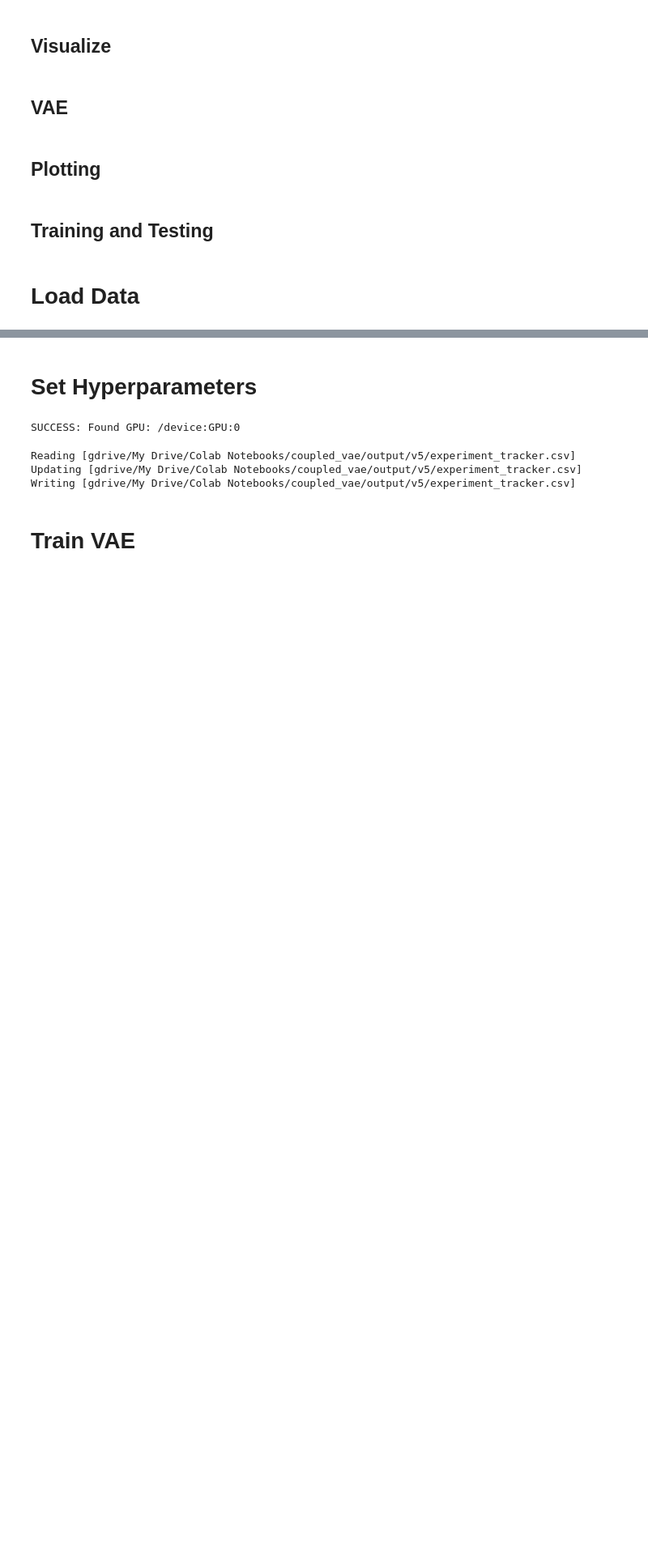
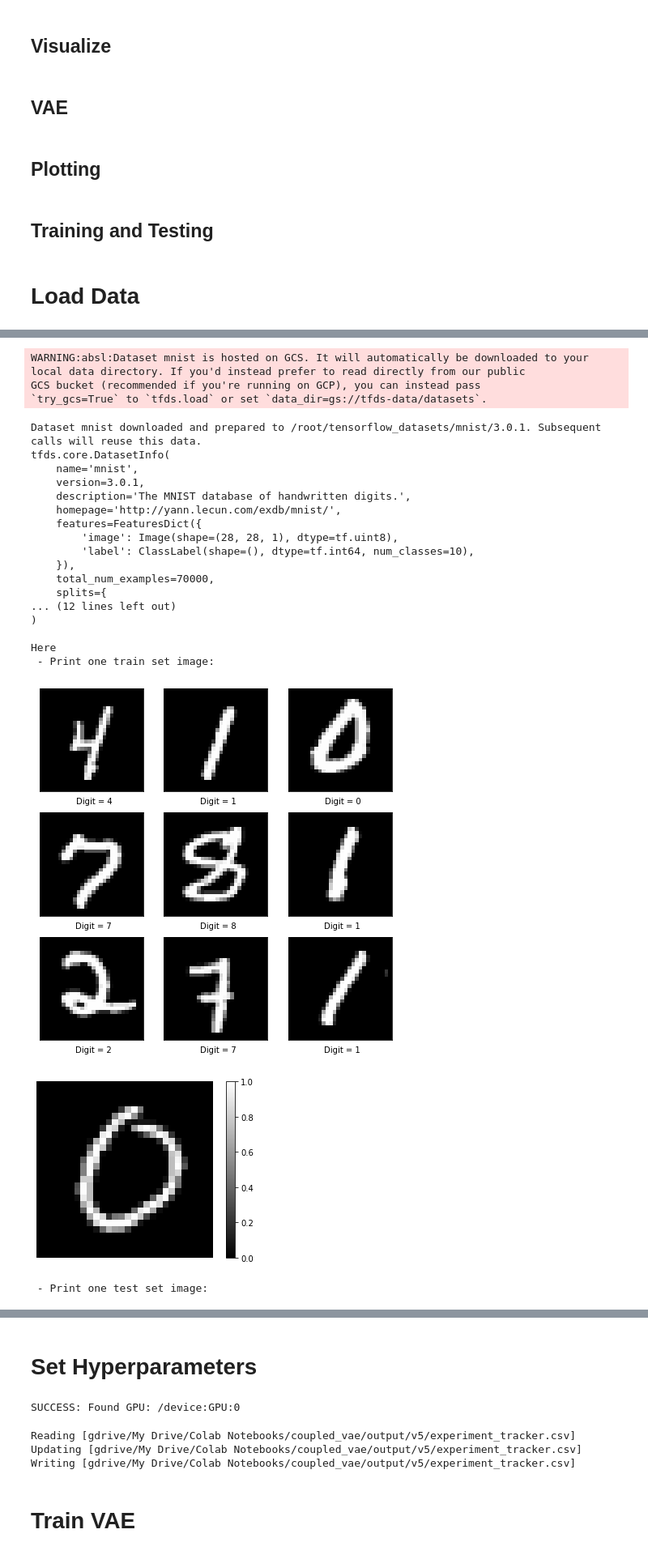
Before and after one commit to Photrek/Coupled-VAE, a Jupyter notebook: coupled_vae/coupled_vae_v6.1.ipynb, the cells around one changed output, grey strips where cells are left out. Shown at 81% size. Drawn from its saved outputs; the diff is of its cells as text; code cells hidden in the pictures; blank space fills up the shorter version.

```diff
--- a/coupled_vae/coupled_vae_v6.1.ipynb
+++ b/coupled_vae/coupled_vae_v6.1.ipynb
@@ -1802,11 +1804,11 @@ mnist_split = '55000'
 
 # List the different mnist data sets to use. The first should be the training
 # dataset.
-corrupted_names = ['identity']#, 'motion_blur', 'translate', 'rotate']  TODO REMOVE
+corrupted_names = ['identity', 'motion_blur', 'translate', 'rotate']
 datasets_names = ['mnist'] + [
   f'mnist_corrupted/{corrupted_name}' for corrupted_name in corrupted_names
   ]
-"""
+
 # Download the data sets.
 datasets = get_datasets(
     datasets_names,
@@ -1815,7 +1817,7 @@ datasets = get_datasets(
     mnist_split,
     random_seed
     )
-"""
+
 # Drop 'mnist' from datasets_names.
 datasets_names = datasets_names[1:]
 # Select the first dataset as the training dataset.
@@ -1833,3 +1835,4 @@ testing_datasets_dict = dict()
 for dataset in testing_datasets:
   # Add the corrupted data set to the new dictionary.
   testing_datasets_dict[dataset] = datasets[dataset]
+# %% [output]
@@ -1835,0 +1844,24 @@ for dataset in testing_datasets:
+WARNING:absl:Dataset mnist is hosted on GCS. It will automatically be downloaded to your
+local data directory. If you'd instead prefer to read directly from our public
+GCS bucket (recommended if you're running on GCP), you can instead pass
+`try_gcs=True` to `tfds.load` or set `data_dir=gs://tfds-data/datasets`.
+Dataset mnist downloaded and prepared to /root/tensorflow_datasets/mnist/3.0.1. Subsequent calls will reuse this data.
+tfds.core.DatasetInfo(
+    name='mnist',
+    version=3.0.1,
+    description='The MNIST database of handwritten digits.',
+    homepage='http://yann.lecun.com/exdb/mnist/',
+    features=FeaturesDict({
+        'image': Image(shape=(28, 28, 1), dtype=tf.uint8),
+        'label': ClassLabel(shape=(), dtype=tf.int64, num_classes=10),
+    }),
+    total_num_examples=70000,
+    splits={
+... (12 lines left out)
+)
+
+Here
+ - Print one train set image:
+[figure, added]
+[figure, added]
+ - Print one test set image:
```
Also changed, not shown: parts of 10 cells of this notebook.
